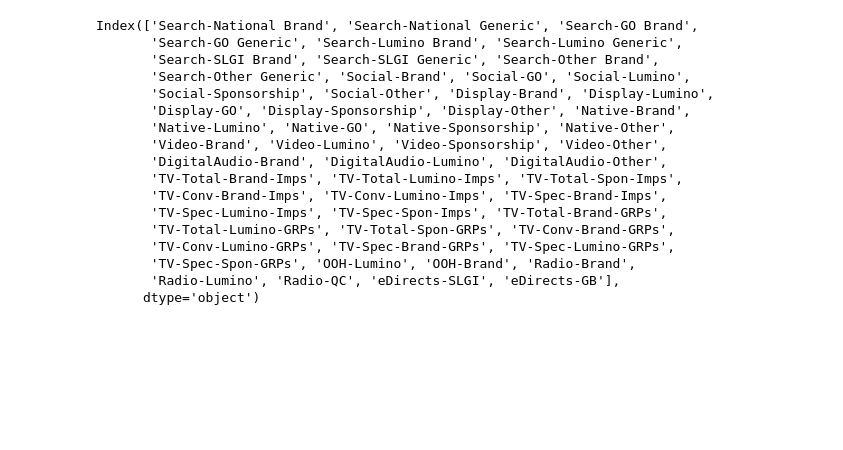
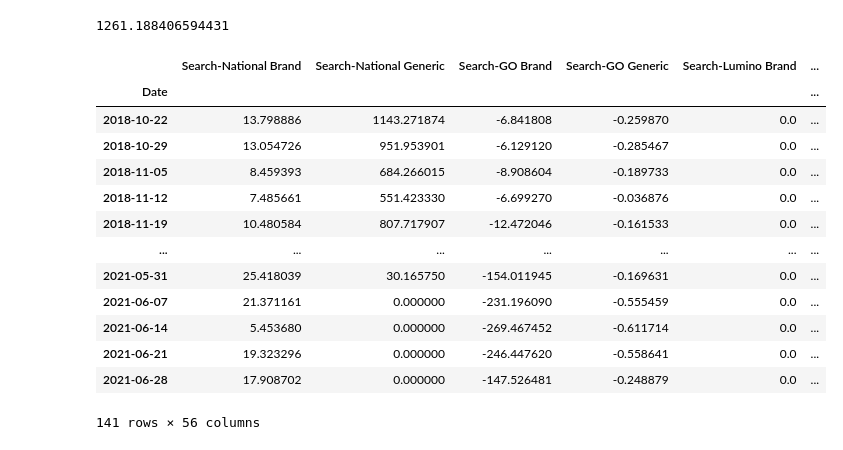
Before and after one commit to Nupur2308/MMM, a Jupyter notebook: LinReg-basic.ipynb, the cells around one changed output. Saved outputs shown, nothing was run; the diff lists cells and outputs as text; code cells hidden in the pictures; blank space fills up the shorter version.

```diff
--- a/LinReg-basic.ipynb
+++ b/LinReg-basic.ipynb
@@ -8,0 +376,4 @@ from sklearn.metrics import mean_squared_error, R2
+# %%
+sc = MinMaxScaler()
+X_scaled = sc.fit(X).transform(X)
+X_scaled
@@ -8,0 +471,3 @@ from sklearn.metrics import mean_squared_error, R2
+# %%
+wow_contr = lcoef * X_scaled
+wow_contr.shape
@@ -8,0 +476,2 @@ from sklearn.metrics import mean_squared_error, R2
+# %%
+contr_table = pd.DataFrame(wow_contr,columns = features).set_index(df[start_date:end_date].index)
@@ -9,24 +542,4 @@ from sklearn.metrics import mean_squared_error, R2
 # %%
 df = pd.read_csv('Media variables 2021-11-18.csv',index_col =0)
 df.index = pd.to_datetime(df.index)
-
-features = df.columns[14:]
-features
+features = df.columns
-# %% [output]
-Index(['Search-National Brand', 'Search-National Generic', 'Search-GO Brand',
-       'Search-GO Generic', 'Search-Lumino Brand', 'Search-Lumino Generic',
-       'Search-SLGI Brand', 'Search-SLGI Generic', 'Search-Other Brand',
-       'Search-Other Generic', 'Social-Brand', 'Social-GO', 'Social-Lumino',
-       'Social-Sponsorship', 'Social-Other', 'Display-Brand', 'Display-Lumino',
-       'Display-GO', 'Display-Sponsorship', 'Display-Other', 'Native-Brand',
-       'Native-Lumino', 'Native-GO', 'Native-Sponsorship', 'Native-Other',
-       'Video-Brand', 'Video-Lumino', 'Video-Sponsorship', 'Video-Other',
-       'DigitalAudio-Brand', 'DigitalAudio-Lumino', 'DigitalAudio-Other',
-       'TV-Total-Brand-Imps', 'TV-Total-Lumino-Imps', 'TV-Total-Spon-Imps',
-       'TV-Conv-Brand-Imps', 'TV-Conv-Lumino-Imps', 'TV-Spec-Brand-Imps',
-       'TV-Spec-Lumino-Imps', 'TV-Spec-Spon-Imps', 'TV-Total-Brand-GRPs',
-       'TV-Total-Lumino-GRPs', 'TV-Total-Spon-GRPs', 'TV-Conv-Brand-GRPs',
-       'TV-Conv-Lumino-GRPs', 'TV-Spec-Brand-GRPs', 'TV-Spec-Lumino-GRPs',
-       'TV-Spec-Spon-GRPs', 'OOH-Lumino', 'OOH-Brand', 'Radio-Brand',
-       'Radio-Lumino', 'Radio-QC', 'eDirects-SLGI', 'eDirects-GB'],
-      dtype='object')
@@ -48,0 +546,23 @@ pipe = Pipeline([
+# %%
+train_rmse, trainp, trainy, test_rmse, testp, testy, contr_table = build_model(yvar,start_date,end_date)
+# %%
+train_rmse
+# %% [output]
+1261.188406594431
+# %%
+contr_table
+# %% [output]
+|  | Search-National Brand | Search-National Generic | Search-GO Brand | Search-GO Generic | Search-Lumino Brand | ... |
+| Date |  |  |  |  |  | ... |
+| 2018-10-22 | 13.798886 | 1143.271874 | -6.841808 | -0.259870 | 0.0 | ... |
+| 2018-10-29 | 13.054726 | 951.953901 | -6.129120 | -0.285467 | 0.0 | ... |
+| 2018-11-05 | 8.459393 | 684.266015 | -8.908604 | -0.189733 | 0.0 | ... |
+| 2018-11-12 | 7.485661 | 551.423330 | -6.699270 | -0.036876 | 0.0 | ... |
+| 2018-11-19 | 10.480584 | 807.717907 | -12.472046 | -0.161533 | 0.0 | ... |
+| ... | ... | ... | ... | ... | ... | ... |
+| 2021-05-31 | 25.418039 | 30.165750 | -154.011945 | -0.169631 | 0.0 | ... |
+| 2021-06-07 | 21.371161 | 0.000000 | -231.196090 | -0.555459 | 0.0 | ... |
+| 2021-06-14 | 5.453680 | 0.000000 | -269.467452 | -0.611714 | 0.0 | ... |
+| 2021-06-21 | 19.323296 | 0.000000 | -246.447620 | -0.558641 | 0.0 | ... |
+| 2021-06-28 | 17.908702 | 0.000000 | -147.526481 | -0.248879 | 0.0 | ... |
+141 rows × 56 columns
```
Also changed, not shown: parts of 50 cells of this notebook, 7 other files.
